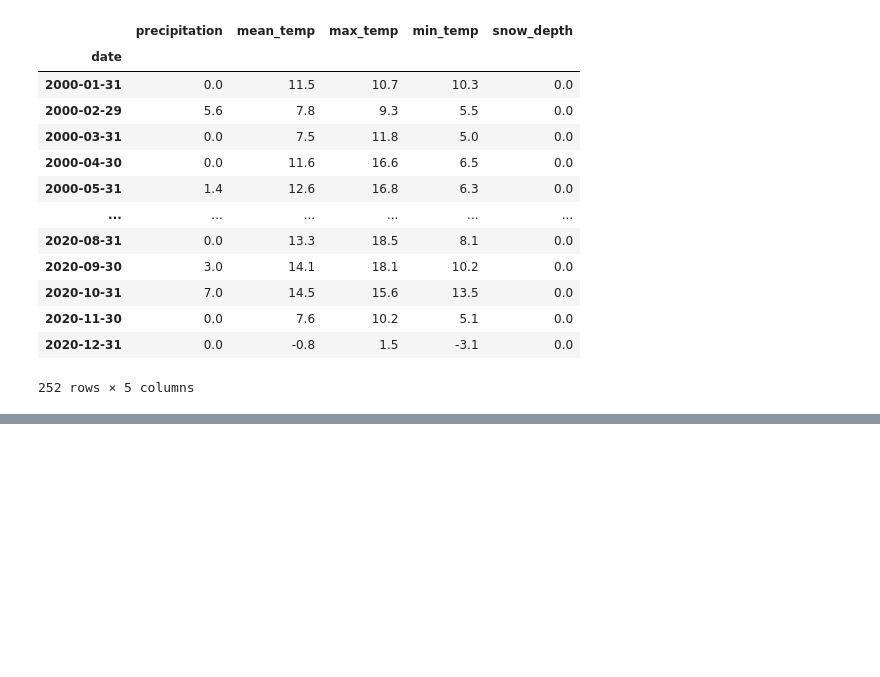
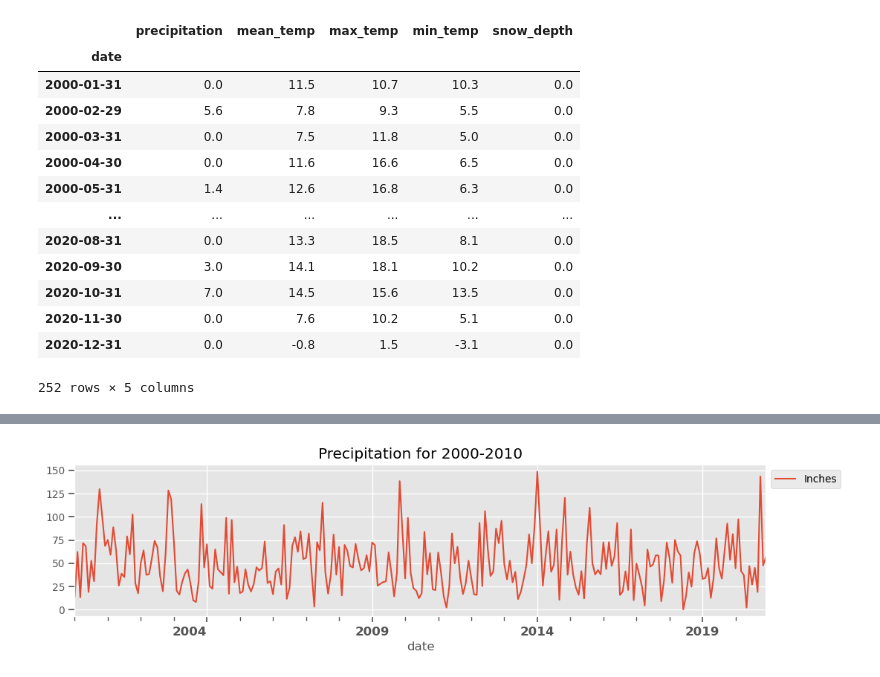
Before and after one commit to SeeBee8/Resampling, a Jupyter notebook: Resampling.ipynb, the cells around one changed output, grey strips where cells are left out. Drawn from its saved outputs; the diff is of its cells as text; code cells hidden in the pictures; blank space fills up the shorter version.

```diff
--- a/Resampling.ipynb
+++ b/Resampling.ipynb
@@ -146,5 +149,27 @@ tempR.head()
 # %%
-max_prep = tempR['precipitation'].idxmax()
+max_prep = temp1['precipitation'].idxmax()
+locmonths = mdates.MonthLocator(interval=3)
+locyear = mdates.YearLocator(1)
+fmtyear = mdates.DateFormatter("%Y")
+titlep=  'Precipitation for 2000-2010'
+ylabel = 'Inches'
 # %%
 fig, ax = plt.subplots(figsize=(12,3))
-tempR.plot(ax=ax)
+
+#Set ticklabel format
+ax.set_xticks(ax.get_xticks())
+ax.set_xticklabels(ax.get_xticklabels(), fontsize = 'large', fontweight= 'bold')
+
+#Set major ticks
+ax.xaxis.set_major_locator(locyear)
+ax.xaxis.set_major_formatter(fmtyear)
+
+#Set minor ticks
+ax.xaxis.set_minor_locator(locmonths)
+
+fig.autofmt_xdate(which='major', rotation=90)
+temp1['precipitation'].plot(ax=ax, title=titlep, label=ylabel)
+ax.legend(bbox_to_anchor=[1,1]);ax.legend(bbox_to_anchor=[1,1])
+plt.show();
+# %% [output]
+[figure, added]
```
Also changed, not shown: parts of 6 cells of this notebook.
